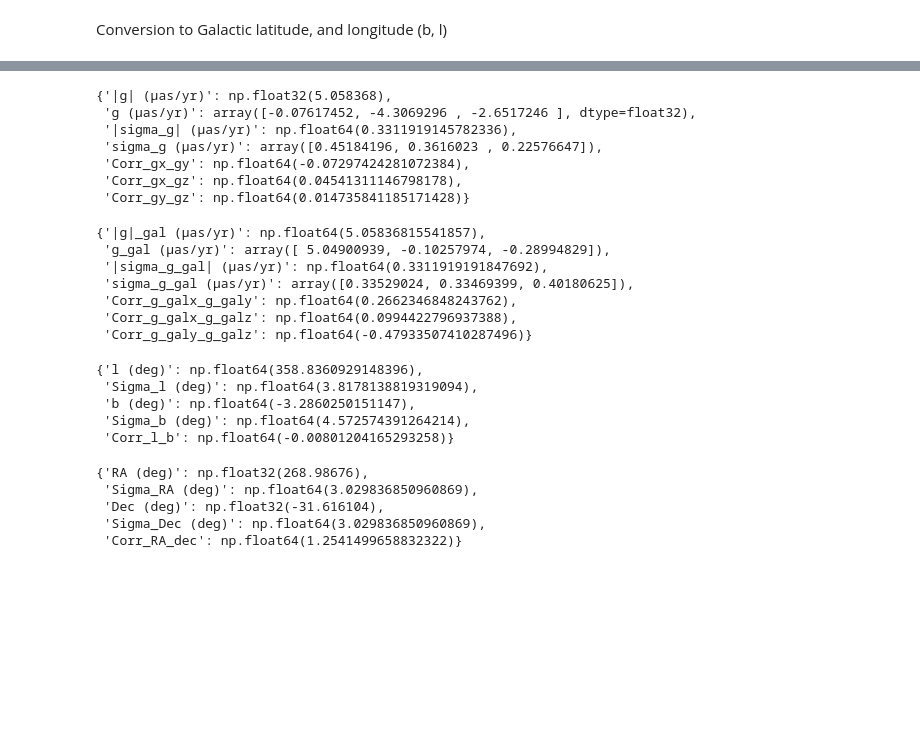
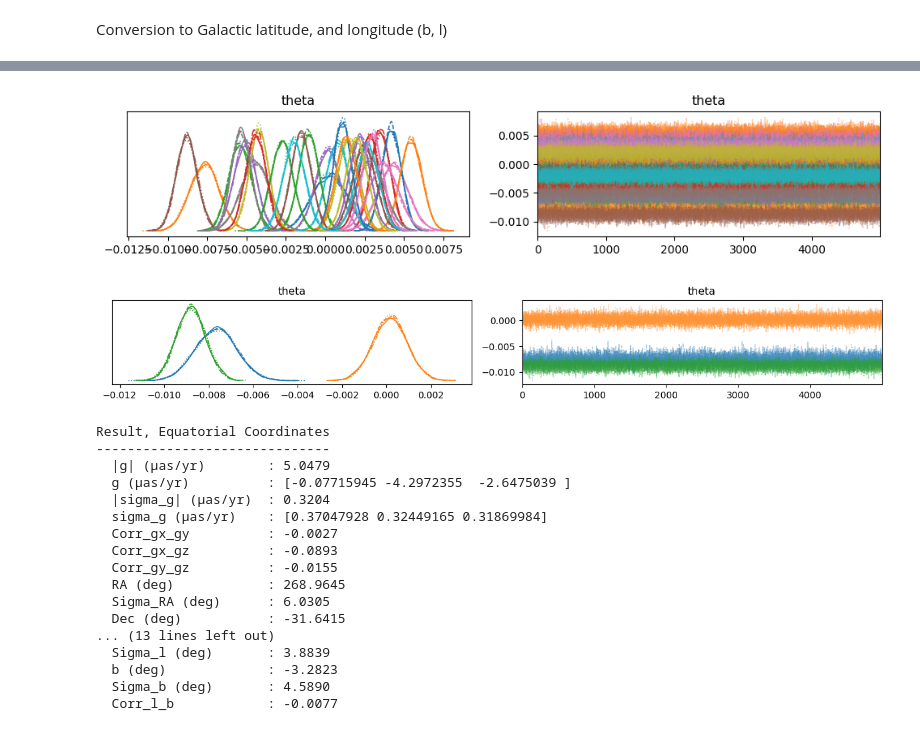
Before and after one commit to MatteoMancini01/Gaia_EDR3, a Jupyter notebook: main.ipynb, the cells around one changed output, grey strips where cells are left out. Drawn from its saved outputs; the diff is of its cells as text; code cells hidden in the pictures; blank space fills up the shorter version.

```diff
--- a/main.ipynb
+++ b/main.ipynb
@@ -329,44 +424,15 @@ mollweide_proj_galactic(posterior_sample_uniform)
+# %%
+traceplot_check(mcmc=mcmc_norm)
+# %% [output]
+[figure, added]
+[figure, added]
 # %%
-cov_m = cov_matrix_hmc(posterior_sample_uniform['theta'], indices=[1,4,5])
-result_uni = jnp.mean(posterior_sample_uniform['theta'], axis = 0)
+cov_m = cov_matrix_hmc(posterior_sample_norm['theta'], indices=[1,4,5])
+result_uni = jnp.mean(posterior_sample_norm['theta'], axis = 0)
 params = [result_uni[1], result_uni[4], result_uni[5]]
 
-summary_uni, v_vec, v_Sigma,_ = vsh_vector_summary(params, cov_m)
-summary_uni
+summary_norm, v_vec, v_Sigma,_ = vsh_vector_summary(params, cov_m)
+summary_norm_gal, v_vec_gal, v_Sigma_gal, _ = vsh_vector_summary_galactic(v_vec, v_Sigma)
+
+lb_summary_ = lb_summary(v_vec_gal, v_Sigma_gal)
+ra_dec_summary_ = ra_dec_summary(v_vec, v_Sigma)
-# %% [output]
-{'|g| (μas/yr)': np.float32(5.058368),
- 'g (μas/yr)': array([-0.07617452, -4.3069296 , -2.6517246 ], dtype=float32),
- '|sigma_g| (μas/yr)': np.float64(0.3311919145782336),
- 'sigma_g (μas/yr)': array([0.45184196, 0.3616023 , 0.22576647]),
- 'Corr_gx_gy': np.float64(-0.07297424281072384),
- 'Corr_gx_gz': np.float64(0.04541311146798178),
- 'Corr_gy_gz': np.float64(0.014735841185171428)}
-# %%
-summary_uni_gal, v_vec_gal, v_Sigma_gal, _ = vsh_vector_summary_galactic(v_vec, v_Sigma)
-summary_uni_gal
-# %% [output]
-{'|g|_gal (μas/yr)': np.float64(5.05836815541857),
- 'g_gal (μas/yr)': array([ 5.04900939, -0.10257974, -0.28994829]),
- '|sigma_g_gal| (μas/yr)': np.float64(0.3311919191847692),
- 'sigma_g_gal (μas/yr)': array([0.33529024, 0.33469399, 0.40180625]),
- 'Corr_g_galx_g_galy': np.float64(0.2662346848243762),
- 'Corr_g_galx_g_galz': np.float64(0.0994422796937388),
- 'Corr_g_galy_g_galz': np.float64(-0.47933507410287496)}
-# %%
-lb_summary = lb_summary(v_vec_gal, v_Sigma_gal)
-lb_summary
-# %% [output]
-{'l (deg)': np.float64(358.8360929148396),
- 'Sigma_l (deg)': np.float64(3.8178138819319094),
- 'b (deg)': np.float64(-3.2860250151147),
- 'Sigma_b (deg)': np.float64(4.572574391264214),
- 'Corr_l_b': np.float64(-0.00801204165293258)}
-# %%
-ra_dec_summary = ra_dec_summary(v_vec, v_Sigma)
-ra_dec_summary
-# %% [output]
-{'RA (deg)': np.float32(268.98676),
- 'Sigma_RA (deg)': np.float64(3.029836850960869),
- 'Dec (deg)': np.float32(-31.616104),
- 'Sigma_Dec (deg)': np.float64(3.029836850960869),
- 'Corr_RA_dec': np.float64(1.2541499658832322)}
@@ -381 +439,25 @@ mcmc_norm.print_summary()
+# %%
+print_summary(summary_uni, title='Result, Equatorial Coordinates')
+print_summary(ra_dec_summary_)
+print('')
+print_summary(summary_uni_gal, title='Results, Galactic Coordinates')
+print_summary(lb_summary_)
+# %% [output]
+Result, Equatorial Coordinates
+------------------------------
+  |g| (μas/yr)        : 5.0479
+  g (μas/yr)          : [-0.07715945 -4.2972355  -2.6475039 ]
+  |sigma_g| (μas/yr)  : 0.3204
+  sigma_g (μas/yr)    : [0.37047928 0.32449165 0.31869984]
+  Corr_gx_gy          : -0.0027
+  Corr_gx_gz          : -0.0893
+  Corr_gy_gz          : -0.0155
+  RA (deg)            : 268.9645
+  Sigma_RA (deg)      : 6.0305
+  Dec (deg)           : -31.6415
+... (13 lines left out)
+  Sigma_l (deg)       : 3.8839
+  b (deg)             : -3.2823
+  Sigma_b (deg)       : 4.5890
+  Corr_l_b            : -0.0077
 # %%
```
Also changed, not shown: parts of 12 cells of this notebook, 10 other files.
